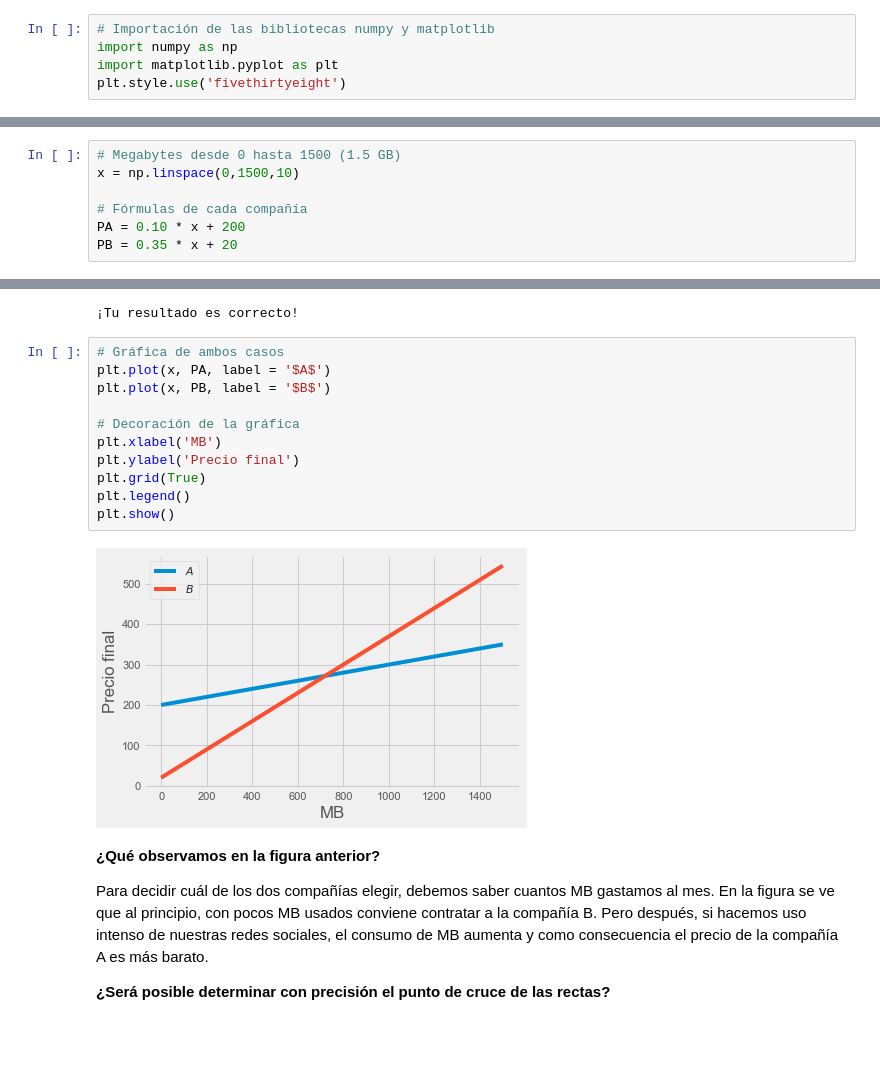
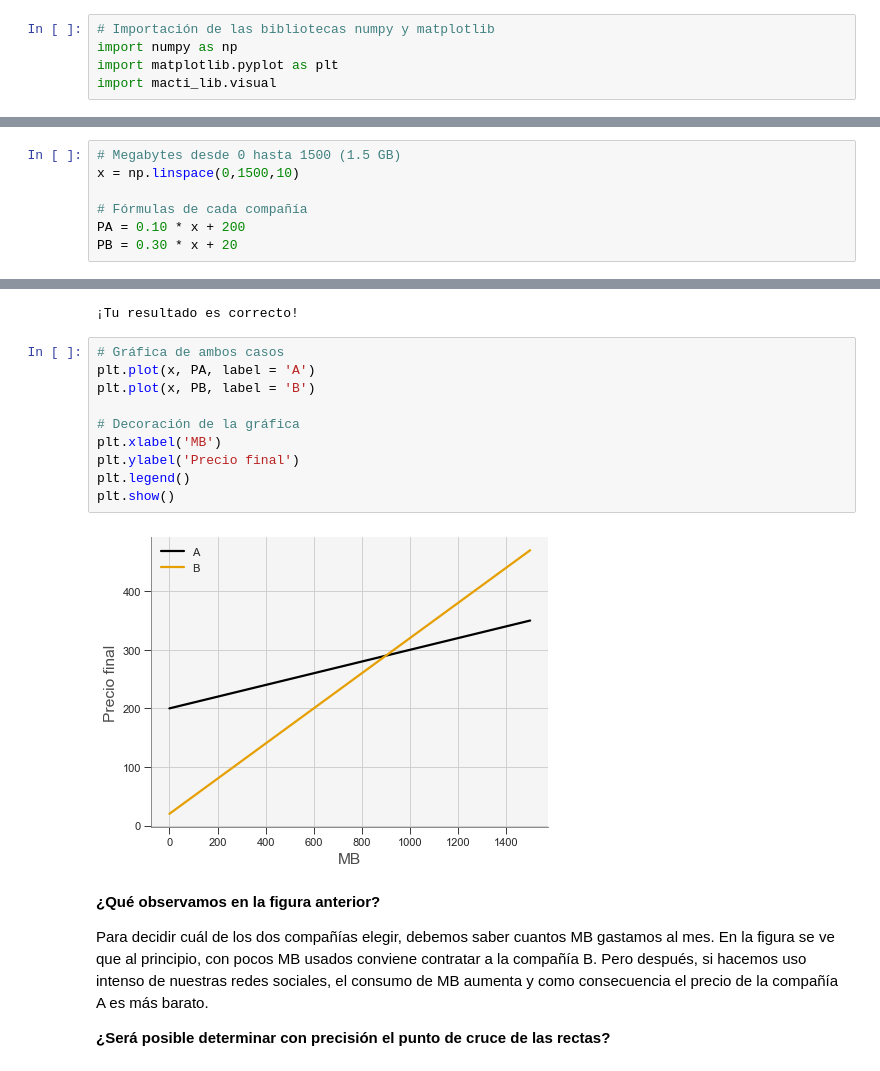
Before and after one commit to luiggix/Macti2, a Jupyter notebook: cuadernos/SistemasLineales/01_SolSisEcsLin01.ipynb, the cells around one changed output, grey strips where cells are left out. Drawn from its saved outputs; the diff is of its cells as text; blank space fills up the shorter version.

```diff
--- a/cuadernos/SistemasLineales/01_SolSisEcsLin01.ipynb
+++ b/cuadernos/SistemasLineales/01_SolSisEcsLin01.ipynb
@@ -59,7 +59,7 @@ donde $x$ representa el número de MB usados durante un mes.
 # Importación de las bibliotecas numpy y matplotlib
 import numpy as np
 import matplotlib.pyplot as plt
-plt.style.use('fivethirtyeight')
+import macti_lib.visual
 # %% [markdown]
 Fórmulas a implementar:
 $
@@ -74,7 +74,7 @@ x = np.linspace(0,1500,10)
 
 # Fórmulas de cada compañía
 PA = 0.10 * x + 200
-PB = 0.35 * x + 20
+PB = 0.30 * x + 20
 # %%
 e.verifica(PA, 1)
 # %% [output]
@@ -85,17 +85,16 @@ e.verifica(PB, 2)
 ¡Tu resultado es correcto!
 # %%
 # Gráfica de ambos casos
-plt.plot(x, PA, label = '$A$')
-plt.plot(x, PB, label = '$B$')
+plt.plot(x, PA, label = 'A')
+plt.plot(x, PB, label = 'B')
 
 # Decoración de la gráfica
 plt.xlabel('MB')
 plt.ylabel('Precio final')
-plt.grid(True)
 plt.legend()
 plt.show()
 # %% [output]
-[figure, old version]
+[figure, new version]
 # %% [markdown]
 **¿Qué observamos en la figura anterior?**
 
```
Also changed, not shown: parts of 13 cells of this notebook, 6 other files.
